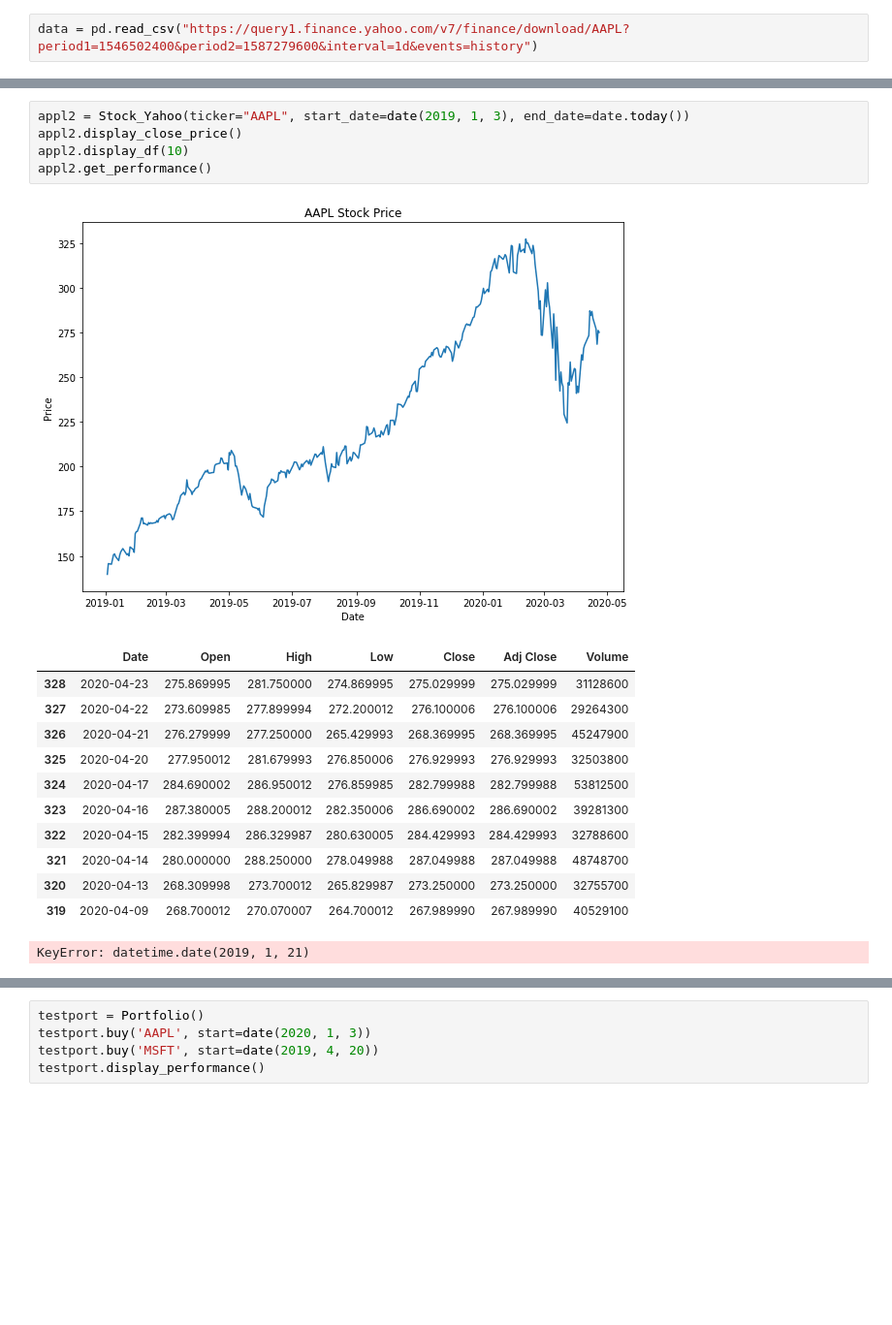
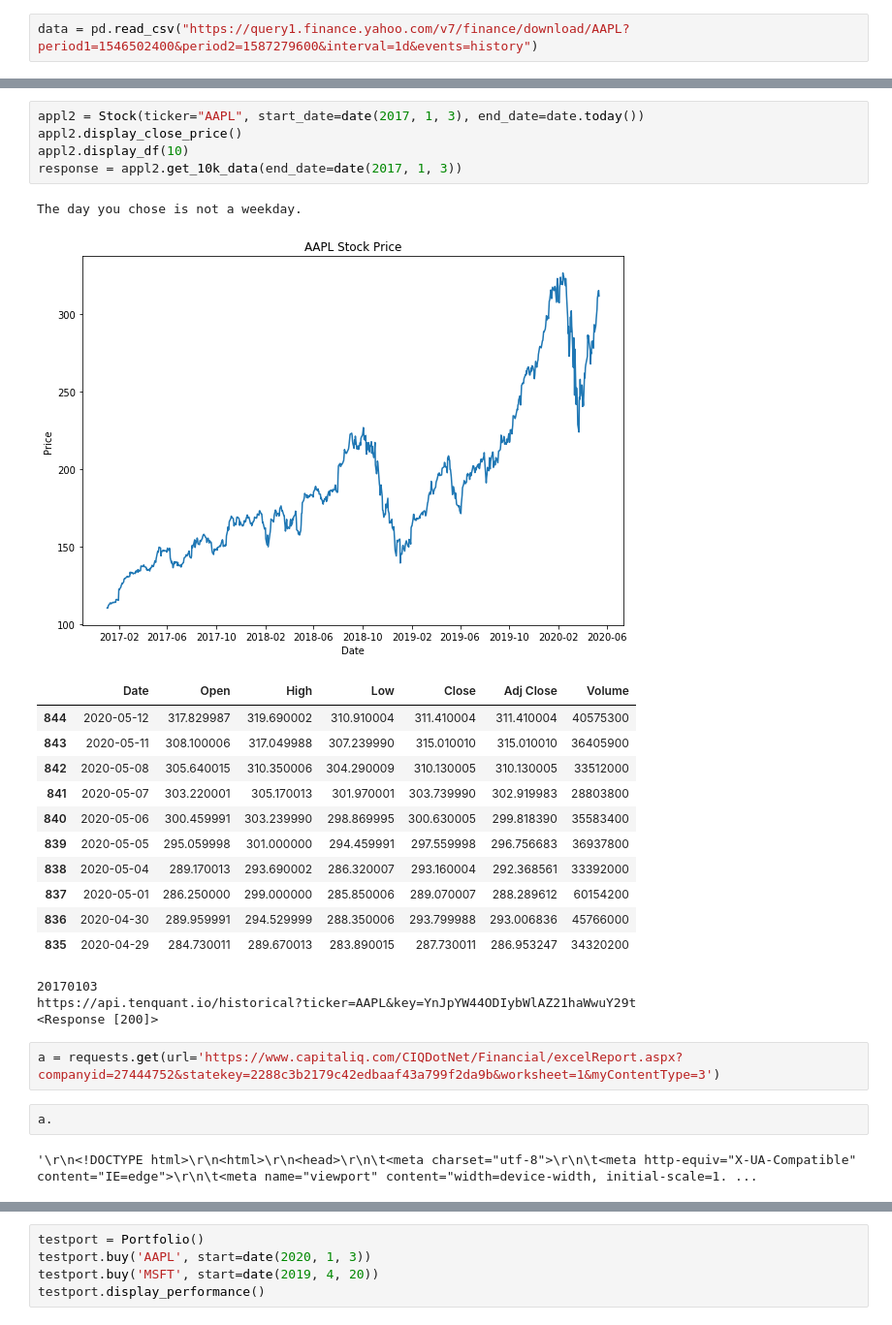
Before and after one commit to mibri/Berkeley-Investment-Group, a Jupyter notebook: Backtest_Platform_Display.ipynb, the cells around one changed output, grey strips where cells are left out. Shown at 97% size. Cells and saved outputs as stored; diff of their text form; blank space fills up the shorter version.

Commit message:
tenquant api reqeust

```diff
--- a/Backtest_Platform_Display.ipynb
+++ b/Backtest_Platform_Display.ipynb
@@ -56,19 +232,28 @@ data = pd.read_csv("https://query1.finance.yahoo.com/v7/finance/download/AAPL?pe
 # %%
-appl2 = Stock_Yahoo(ticker="AAPL", start_date=date(2019, 1, 3), end_date=date.today())
+appl2 = Stock(ticker="AAPL", start_date=date(2017, 1, 3), end_date=date.today())
 appl2.display_close_price()
 appl2.display_df(10)
-appl2.get_performance()
+response = appl2.get_10k_data(end_date=date(2017, 1, 3))
 # %% [output]
+The day you chose is not a weekday.
-[figure, old version]
+[figure, new version]
 |  | Date | Open | High | Low | Close | Adj Close | Volume |
-| 328 | 2020-04-23 | 275.869995 | 281.750000 | 274.869995 | 275.029999 | 275.029999 | 31128600 |
-| 327 | 2020-04-22 | 273.609985 | 277.899994 | 272.200012 | 276.100006 | 276.100006 | 29264300 |
-| 326 | 2020-04-21 | 276.279999 | 277.250000 | 265.429993 | 268.369995 | 268.369995 | 45247900 |
-| 325 | 2020-04-20 | 277.950012 | 281.679993 | 276.850006 | 276.929993 | 276.929993 | 32503800 |
-| 324 | 2020-04-17 | 284.690002 | 286.950012 | 276.859985 | 282.799988 | 282.799988 | 53812500 |
-| 323 | 2020-04-16 | 287.380005 | 288.200012 | 282.350006 | 286.690002 | 286.690002 | 39281300 |
-| 322 | 2020-04-15 | 282.399994 | 286.329987 | 280.630005 | 284.429993 | 284.429993 | 32788600 |
-| 321 | 2020-04-14 | 280.000000 | 288.250000 | 278.049988 | 287.049988 | 287.049988 | 48748700 |
-| 320 | 2020-04-13 | 268.309998 | 273.700012 | 265.829987 | 273.250000 | 273.250000 | 32755700 |
-| 319 | 2020-04-09 | 268.700012 | 270.070007 | 264.700012 | 267.989990 | 267.989990 | 40529100 |
+| 844 | 2020-05-12 | 317.829987 | 319.690002 | 310.910004 | 311.410004 | 311.410004 | 40575300 |
+| 843 | 2020-05-11 | 308.100006 | 317.049988 | 307.239990 | 315.010010 | 315.010010 | 36405900 |
+| 842 | 2020-05-08 | 305.640015 | 310.350006 | 304.290009 | 310.130005 | 310.130005 | 33512000 |
+| 841 | 2020-05-07 | 303.220001 | 305.170013 | 301.970001 | 303.739990 | 302.919983 | 28803800 |
+| 840 | 2020-05-06 | 300.459991 | 303.239990 | 298.869995 | 300.630005 | 299.818390 | 35583400 |
+| 839 | 2020-05-05 | 295.059998 | 301.000000 | 294.459991 | 297.559998 | 296.756683 | 36937800 |
+| 838 | 2020-05-04 | 289.170013 | 293.690002 | 286.320007 | 293.160004 | 292.368561 | 33392000 |
+| 837 | 2020-05-01 | 286.250000 | 299.000000 | 285.850006 | 289.070007 | 288.289612 | 60154200 |
+| 836 | 2020-04-30 | 289.959991 | 294.529999 | 288.350006 | 293.799988 | 293.006836 | 45766000 |
+| 835 | 2020-04-29 | 284.730011 | 289.670013 | 283.890015 | 287.730011 | 286.953247 | 34320200 |
-KeyError: datetime.date(2019, 1, 21)
+20170103
+https://api.tenquant.io/historical?ticker=AAPL&key=YnJpYW44ODIybWlAZ21haWwuY29t
+<Response [200]>
+# %%
+a = requests.get(url='https://www.capitaliq.com/CIQDotNet/Financial/excelReport.aspx?companyid=27444752&statekey=2288c3b2179c42edbaaf43a799f2da9b&worksheet=1&myContentType=3')
+# %%
+a.
+# %% [output]
+'\r\n<!DOCTYPE html>\r\n<html>\r\n<head>\r\n\t<meta charset="utf-8">\r\n\t<meta http-equiv="X-UA-Compatible" content="IE=edge">\r\n\t<meta name="viewport" content="width=device-width, initial-scale=1. ...
```
Also changed, not shown: parts of 5 cells of this notebook, 2 other files.
